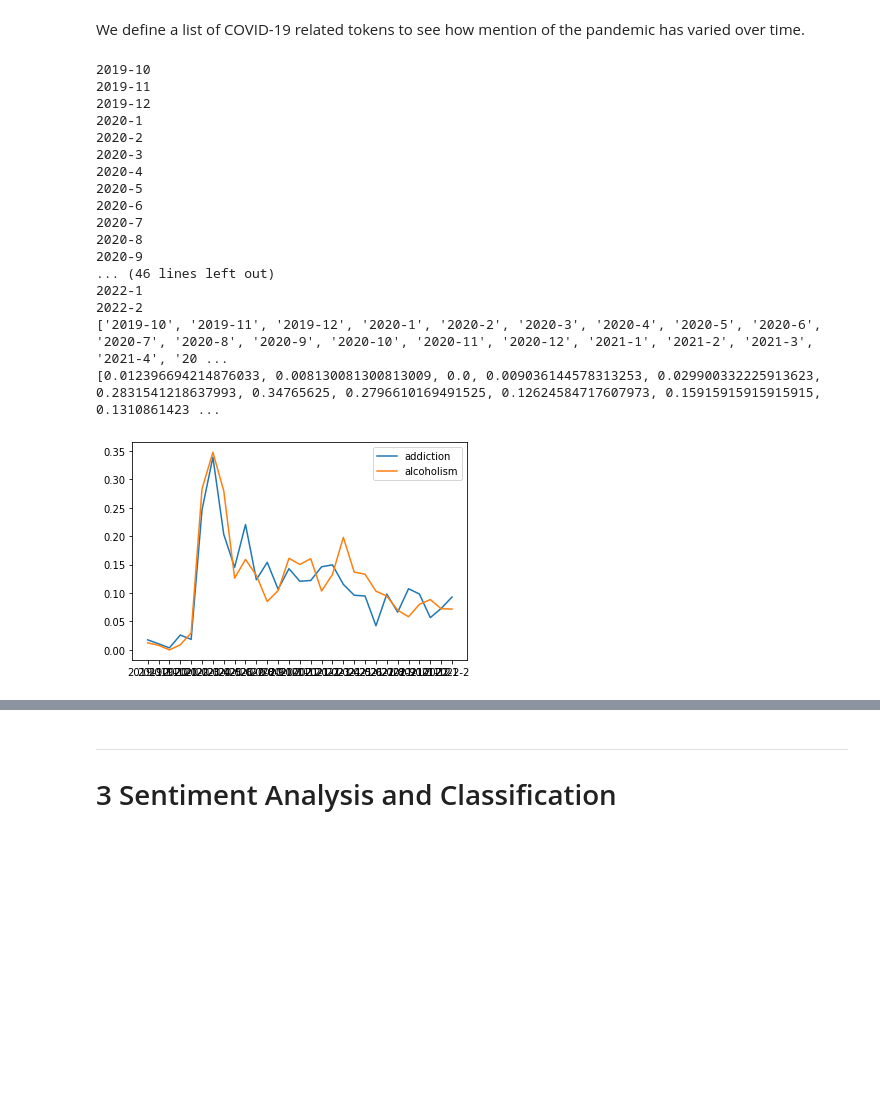
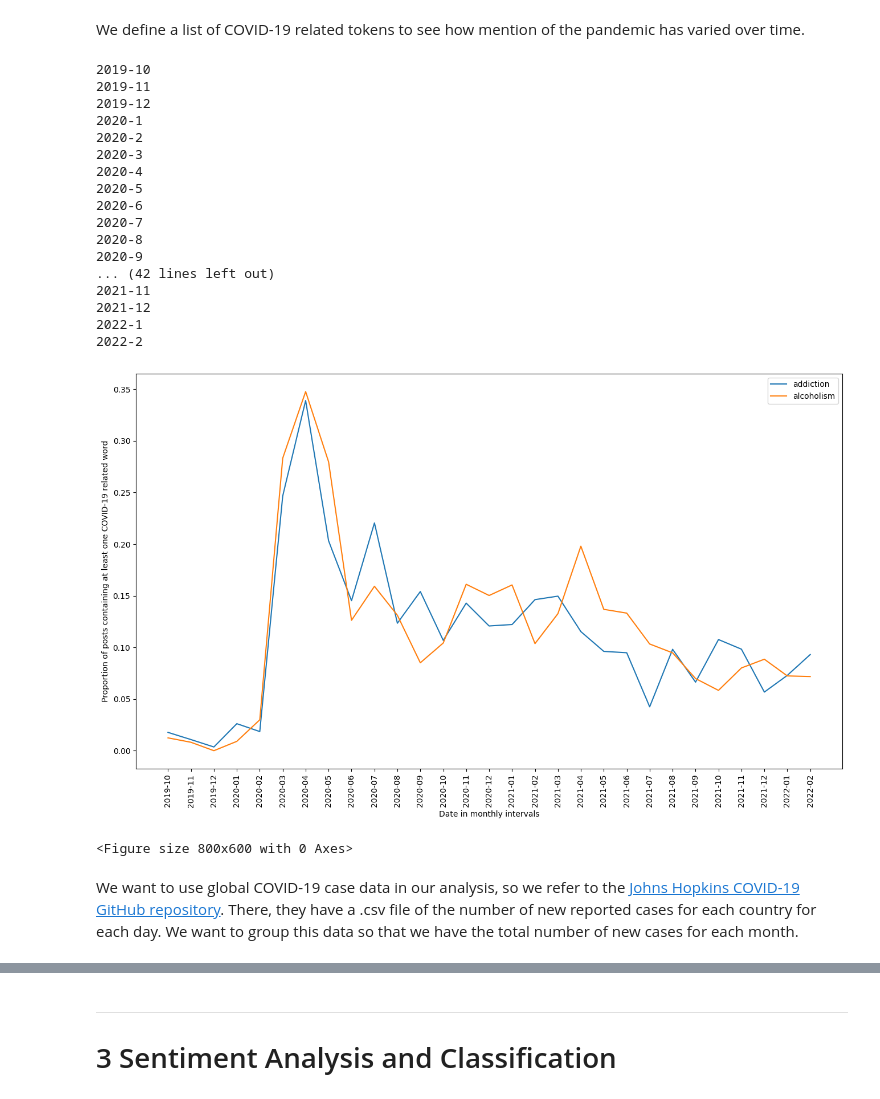
Before and after one commit to zeyad-mansour/reddit-sentiment-analysis, a Jupyter notebook: notebook.ipynb, the cells around one changed output, grey strips where cells are left out. Saved outputs shown, nothing was run; the diff lists cells and outputs as text; code cells hidden in the pictures; blank space fills up the shorter version.

```diff
--- a/notebook.ipynb
+++ b/notebook.ipynb
@@ -346,34 +346,39 @@ for subreddit in ["addiction", "alcoholism"]:
             for e in tokenized_words:
                 for token in COVID19_TOKENS:
                     if token in e:
                         num_mentions += 1
         if date["month"] < 10:
             date_list.append(f'{date["year"]}-0{date["month"]}')
         else:
             date_list.append(f'{date["year"]}-{date["month"]}')
 
         proportion_list.append(num_mentions/len(df))
 
     plt.plot(date_list, proportion_list, label = subreddit)
 
 plt.legend()
+plt.ylabel("Proportion of posts containing at least one COVID-19 related word")
+plt.xlabel("Date in monthly intervals")
+plt.xticks(rotation=90);
+fig = plt.figure()
 plt.show()
 # %% [output]
 2019-10
 2019-11
 2019-12
 2020-1
 2020-2
 2020-3
 2020-4
 2020-5
 2020-6
 2020-7
 2020-8
 2020-9
-... (46 lines left out)
+... (42 lines left out)
+2021-11
+2021-12
 2022-1
 2022-2
-['2019-10', '2019-11', '2019-12', '2020-1', '2020-2', '2020-3', '2020-4', '2020-5', '2020-6', '2020-7', '2020-8', '2020-9', '2020-10', '2020-11', '2020-12', '2021-1', '2021-2', '2021-3', '2021-4', '20 ...
-[0.012396694214876033, 0.008130081300813009, 0.0, 0.009036144578313253, 0.029900332225913623, 0.2831541218637993, 0.34765625, 0.2796610169491525, 0.12624584717607973, 0.15915915915915915, 0.1310861423 ...
-[figure, old version]
+[figure, new version]
+<Figure size 800x600 with 0 Axes>
@@ -379,0 +387,2 @@ plt.show()
+# %% [markdown]
+We want to use global COVID-19 case data in our analysis, so we refer to the [Johns Hopkins COVID-19 GitHub repository](https://github.com/CSSEGISandData/COVID-19). There, they have a .csv file of the number of new reported cases for each country for each day. We want to group this data so that we have the total number of new cases for each month.
```
Also changed, not shown: parts of 3 cells of this notebook.
